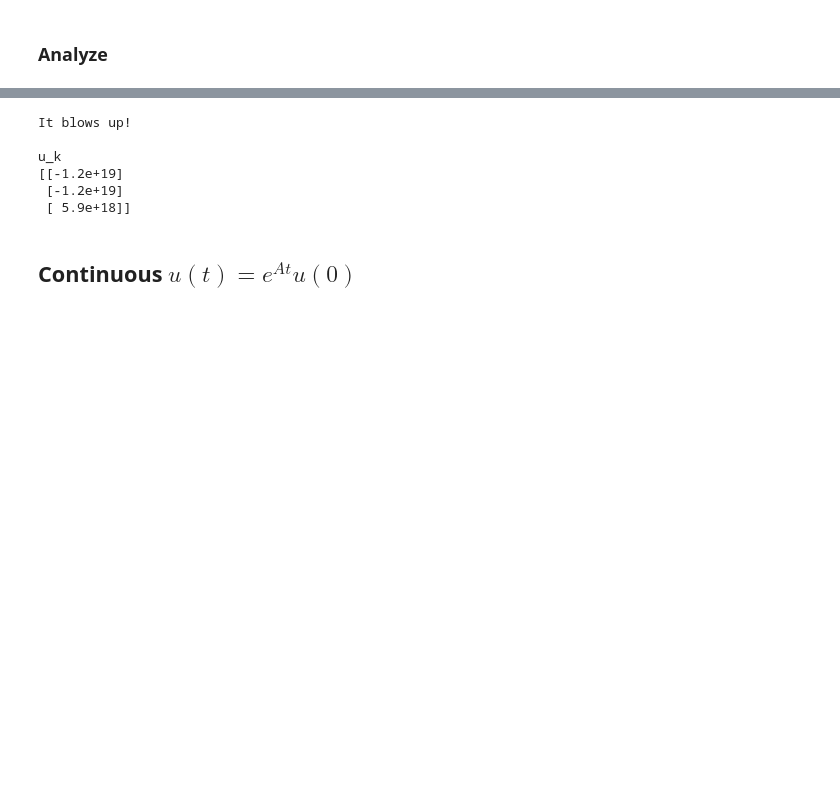
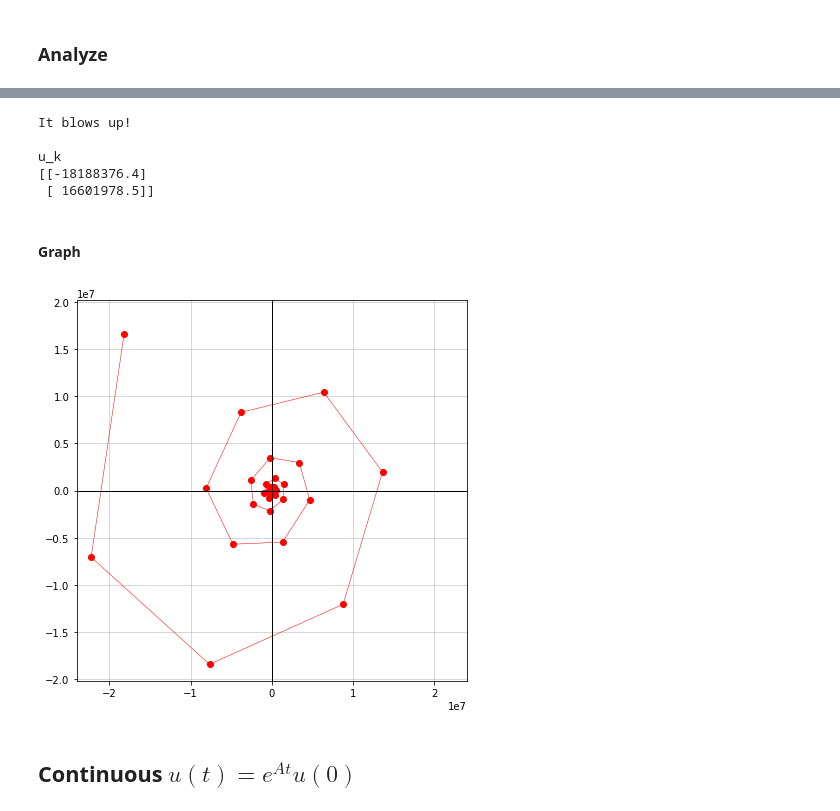
Before and after one commit to shahrokh-bahtooei/Linear-Algebra-Gilbert-Strang, a Jupyter notebook: Linear Algebra_Gilbert Strang.ipynb, the cells around one changed output, grey strips where cells are left out. Saved outputs shown, nothing was run; the diff lists cells and outputs as text; code cells hidden in the pictures; blank space fills up the shorter version.

Commit message:
Add graphs for 2d diff eqs

```diff
--- a/Linear Algebra_Gilbert Strang.ipynb
+++ b/Linear Algebra_Gilbert Strang.ipynb
@@ -1042,14 +1040,16 @@ $\exists i : |\lambda_{i}|>1$
 def matrix_power_blows_up(la_):
     return (np.absolute(la_) > 1).any()
 
-def assert_vector_is_very_big(v):
-    assert_(
-        (np.absolute(v) > 1e9).any()
+def assert_norm_of_last_vector_is_by_far_bigger_than_first_one(v_0, v_last):
+    assert_array_less(
+        atol * LA.norm(v_0),
+        LA.norm(v_last)
     )
 # %% [markdown]
 ### Analyze
 # %%
-A = create_a_square_singular_array()
+A = np.array([[ 0.5, 1  ],
+              [-1  , 0.8]])
 
 u_0 = np.ones(A.shape[0])
 
@@ -1075,24 +1078,30 @@ k = 100
 A_to_the_k = matrix_power(A, k)
 u_k = A_to_the_k @ u_0
 
+convergence_message = {
+    'stability' : f'{Styles.GREEN}It is stable!{Styles.END}',
+    'steady_state' : f'{Styles.YELLOW}It approaches a steady state!{Styles.END}',
+    'blow_up' : f'{Styles.RED}It blows up!{Styles.END}'
+}
+
+convergence_result = ''
+
 if matrix_power_leads_to_stability(la):
-    assert_vector_is_almost_zero(u_k)
+    assert_norm_of_last_vector_is_by_far_smaller_than_first_one(u_0, u_k)
 
-    with print_style(Styles.GREEN):
-        print('It is stable!')
+    convergence_result = 'stability'
 
 if matrix_power_leads_to_steady_state(la):
-    assert_vector_is_not_too_big(u_k)
-    assert_vector_is_not_zero(u_k)
+    assert_norm_of_last_vector_is_not_far_away_than_first_one(u_0, u_k)
 
-    with print_style(Styles.YELLOW):
-            print('It approaches a steady state!')
+    convergence_result = 'steady_state'
 
 if matrix_power_blows_up(la):
-    assert_vector_is_very_big(u_k)
+    assert_norm_of_last_vector_is_by_far_bigger_than_first_one(u_0, u_k)
 
-    with print_style(Styles.RED):
-        print('It blows up!')
+    convergence_result = 'blow_up'
+
+print(convergence_message[convergence_result])
 
 # print('', 'A_to_the_k', A_to_the_k, sep='\n')
 
@@ -1101,9 +1110,45 @@ print('', 'u_k', u_k[:, np.newaxis], sep='\n')
 It blows up!
 
 u_k
-[[-1.2e+19]
- [-1.2e+19]
- [ 5.9e+18]]
+[[-18188376.4]
+ [ 16601978.5]]
+# %% [markdown]
+#### Graph
+# %%
+def draw_convergence_graph(x_, y_, color):
+    fig, ax = plt.subplots(figsize=(7, 7))
+
+    ax.plot(x_, y_, 'o-', lw=0.5, color=color)
+
+    # Position x axis to the center
+    x_lim = abs(max(ax.get_xlim(), key=abs))
+    ax.set_xlim(xmin=-x_lim, xmax=x_lim)
+    ax.axhline(color='black', lw=1)
+
+    # Position y axis to the center
+    y_lim = abs(max(ax.get_ylim(), key=abs))
+    ax.set_ylim(ymin=-y_lim, ymax=y_lim)
+    ax.axvline(color='black', lw=1)
+
+    ax.grid(True, lw=.5)
+
+
+graph_color = {
+    'stability' : 'green',
+    'steady_state' : 'yellow',
+    'blow_up' : 'red'
+}
+
+if u_0.shape[0] == 2:
+    u = [u_0]
+    for i in range(k):
+        u.append(A @ u[-1])
+
+    u = np.array(u).T
+
+    draw_convergence_graph(u[0, :], u[1, :], graph_color[convergence_result])
+# %% [output]
+[figure, added]
 # %% [markdown]
 ## Continuous $u(t)=e^{At}u(0)$
 # %% [markdown]
```
Also changed, not shown: parts of 10 cells of this notebook.
